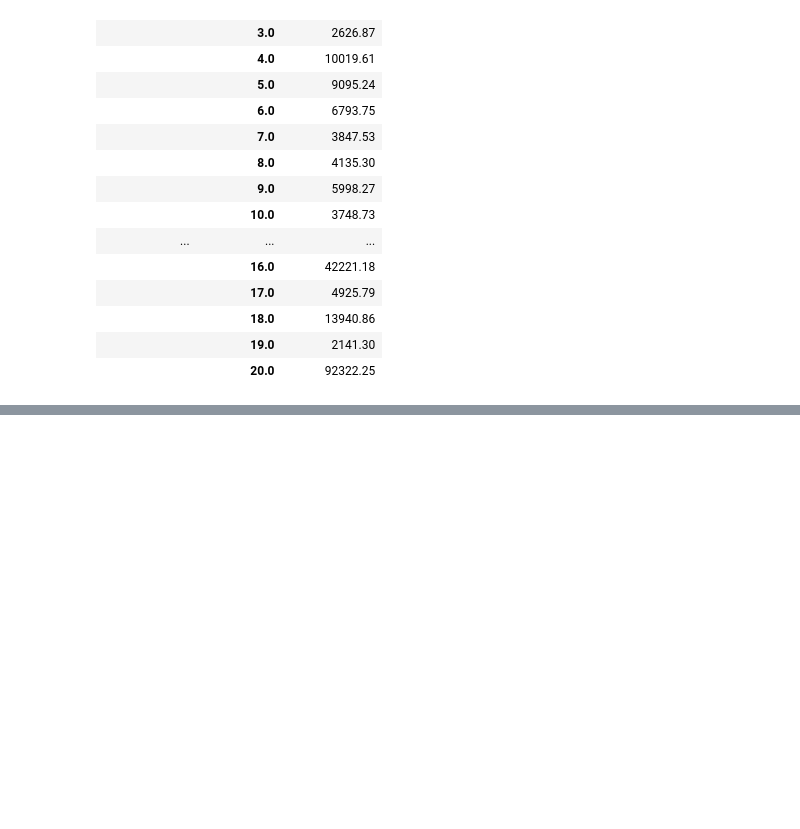
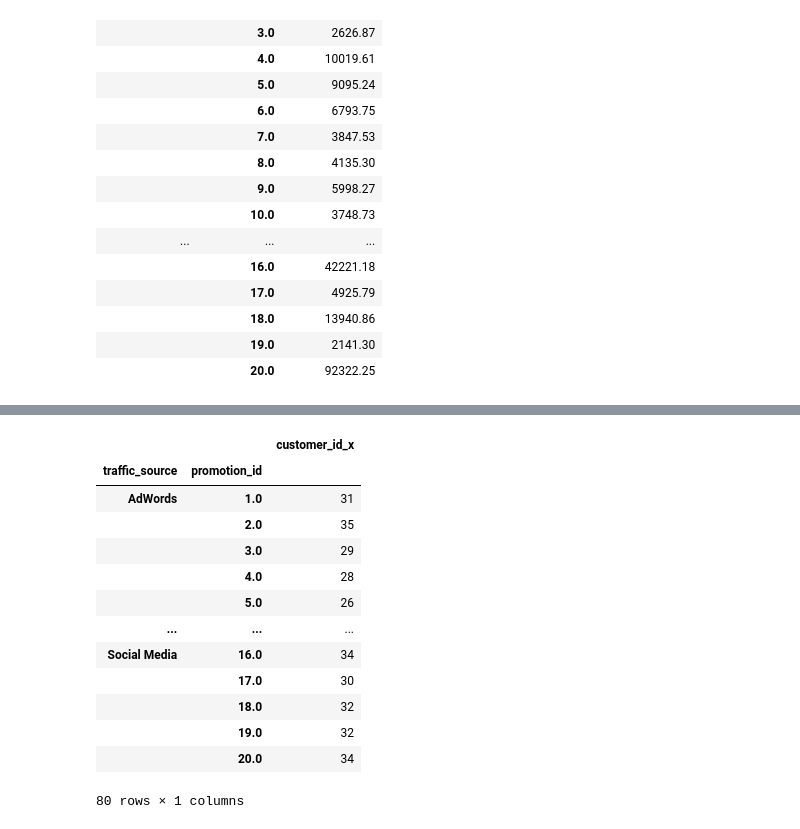
Before and after one commit to sapozhnikovk/da_final, a Jupyter notebook: DA_final_work.ipynb, the cells around one changed output, grey strips where cells are left out. Saved outputs shown, nothing was run; the diff lists cells and outputs as text; code cells hidden in the pictures; blank space fills up the shorter version.

```diff
--- a/DA_final_work.ipynb
+++ b/DA_final_work.ipynb
@@ -388,0 +393,7 @@ grouped_segmented_promotions
+# %%
+# Найдем источники трафика, которые привели больше всего денег
+visits = pd.read_sql_query("SELECT * FROM visits", conn)
+visits = visits.merge(orders, on='customer_id', how='left')
+grouped_traffic = visits.groupby(['traffic_source']).agg({'order_amount': 'sum'})
+top_sources = grouped_traffic.sort_values(by=['order_amount'], ascending=False)
+top_sources.head()
@@ -388,0 +407,20 @@ grouped_segmented_promotions
+# %%
+# Проверим, как акции повлияли на трафик
+segmented_visits = visits.merge(merged_orders_promotions, on='order_id')
+grouped_segmented_visits = segmented_visits.groupby(['traffic_source', 'promotion_id']).agg({'customer_id_x': 'nunique'})
+grouped_segmented_visits
+# %% [output]
+|  |  | customer_id_x |
+| traffic_source | promotion_id |  |
+| AdWords | 1.0 | 31 |
+|  | 2.0 | 35 |
+|  | 3.0 | 29 |
+|  | 4.0 | 28 |
+|  | 5.0 | 26 |
+| ... | ... | ... |
+| Social Media | 16.0 | 34 |
+|  | 17.0 | 30 |
+|  | 18.0 | 32 |
+|  | 19.0 | 32 |
+|  | 20.0 | 34 |
+80 rows × 1 columns
```
Also changed, not shown: parts of 2 cells of this notebook.
